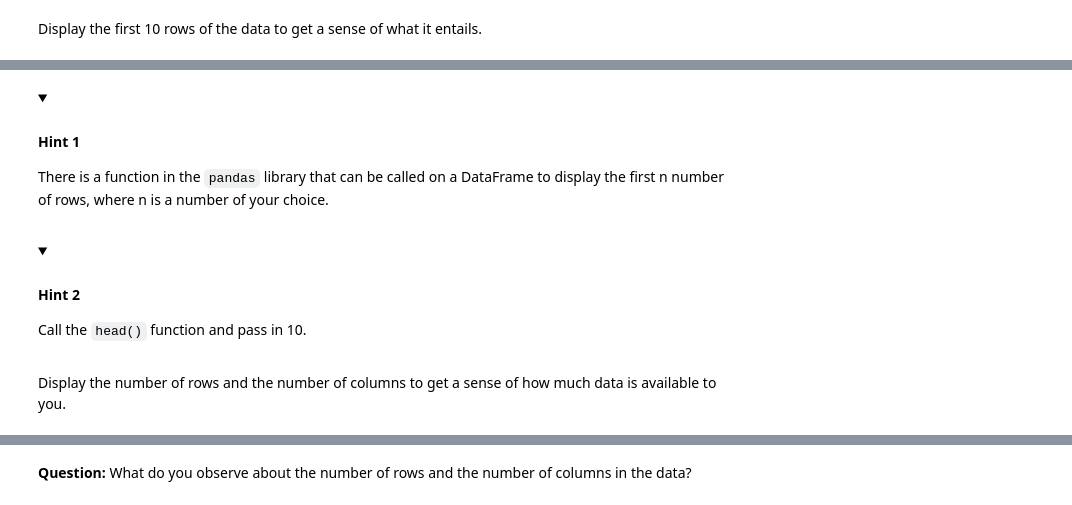
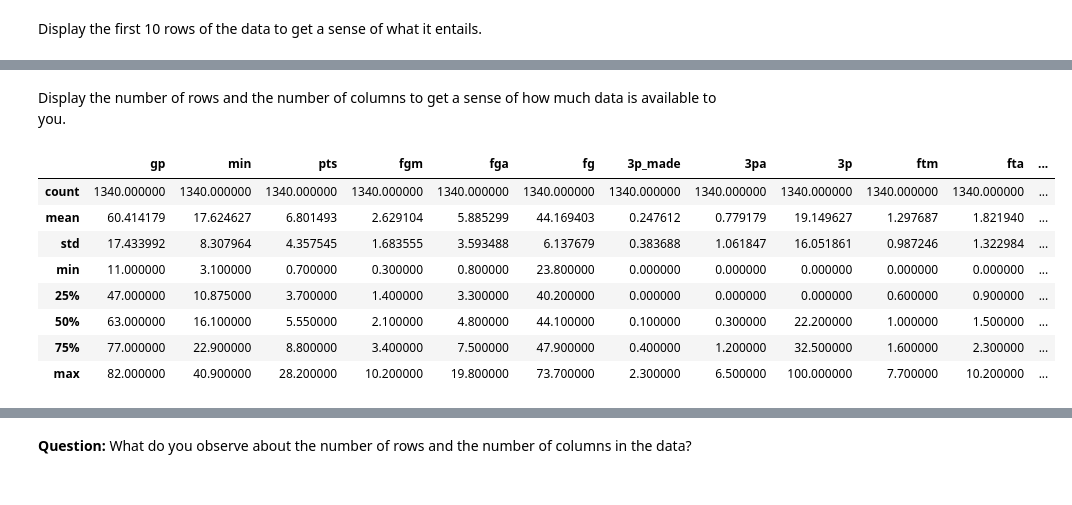
Before and after one commit to dyyland23-glitch/Perform-feature-engineering, a Jupyter notebook: Activity_Perform feature engineering.ipynb, the cells around one changed output, grey strips where cells are left out. Drawn from its saved outputs; the diff is of its cells as text; code cells hidden in the pictures; folded sections open.

```diff
--- a/Activity_Perform feature engineering.ipynb
+++ b/Activity_Perform feature engineering.ipynb
@@ -22,8 +25,5 @@ The dataset is a .csv file named `nba-players.csv`. It consists of performance r
 # %%
 # RUN THIS CELL TO IMPORT YOUR DATA.
 
-# Save in a variable named `data`.
-
-### YOUR CODE HERE ###
-
-data = pd.read_csv("nba-players.csv", index_col=0)
+url = "https://raw.githubusercontent.com/dyyland23-glitch/Perform-feature-engineering/main/nba-players.csv"
+data = pd.read_csv(url, index_col=0)
@@ -50,18 +46,16 @@ Display the first 10 rows of the data to get a sense of what it entails.
-# %% [markdown]
-<details>
-<summary><h4><strong>Hint 1</strong></h4></summary>
-
-There is a function in the `pandas` library that can be called on a DataFrame to display the first n number of rows, where n is a number of your choice.
-</details>
-# %% [markdown]
-<details>
-<summary><h4><strong>Hint 2</strong></h4></summary>
-
-Call the `head()` function and pass in 10.
-</details>
 # %% [markdown]
 Display the number of rows and the number of columns to get a sense of how much data is available to you.
 # %%
 # Display number of rows, number of columns.
 
-### YOUR CODE HERE ###
+data.describe()
+# %% [output]
+|  | gp | min | pts | fgm | fga | fg | 3p_made | 3pa | 3p | ftm | fta | ... |
+| count | 1340.000000 | 1340.000000 | 1340.000000 | 1340.000000 | 1340.000000 | 1340.000000 | 1340.000000 | 1340.000000 | 1340.000000 | 1340.000000 | 1340.000000 | ... |
+| mean | 60.414179 | 17.624627 | 6.801493 | 2.629104 | 5.885299 | 44.169403 | 0.247612 | 0.779179 | 19.149627 | 1.297687 | 1.821940 | ... |
+| std | 17.433992 | 8.307964 | 4.357545 | 1.683555 | 3.593488 | 6.137679 | 0.383688 | 1.061847 | 16.051861 | 0.987246 | 1.322984 | ... |
+| min | 11.000000 | 3.100000 | 0.700000 | 0.300000 | 0.800000 | 23.800000 | 0.000000 | 0.000000 | 0.000000 | 0.000000 | 0.000000 | ... |
+| 25% | 47.000000 | 10.875000 | 3.700000 | 1.400000 | 3.300000 | 40.200000 | 0.000000 | 0.000000 | 0.000000 | 0.600000 | 0.900000 | ... |
+| 50% | 63.000000 | 16.100000 | 5.550000 | 2.100000 | 4.800000 | 44.100000 | 0.100000 | 0.300000 | 22.200000 | 1.000000 | 1.500000 | ... |
+| 75% | 77.000000 | 22.900000 | 8.800000 | 3.400000 | 7.500000 | 47.900000 | 0.400000 | 1.200000 | 32.500000 | 1.600000 | 2.300000 | ... |
+| max | 82.000000 | 40.900000 | 28.200000 | 10.200000 | 19.800000 | 73.700000 | 2.300000 | 6.500000 | 100.000000 | 7.700000 | 10.200000 | ... |
```
Also changed, not shown: parts of 9 cells of this notebook.
